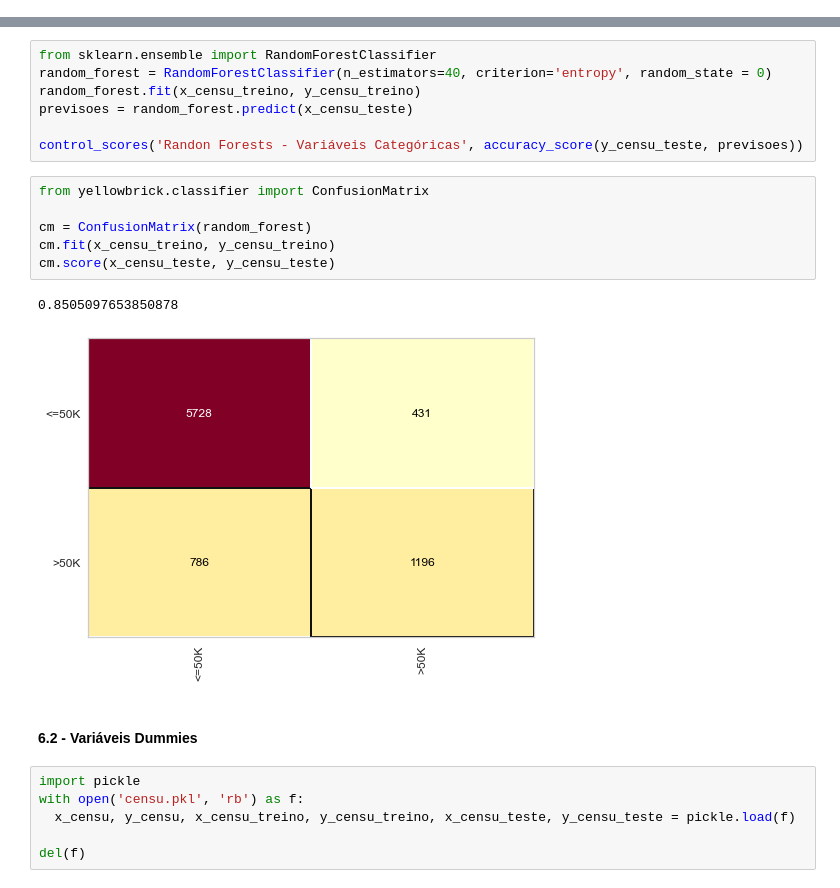
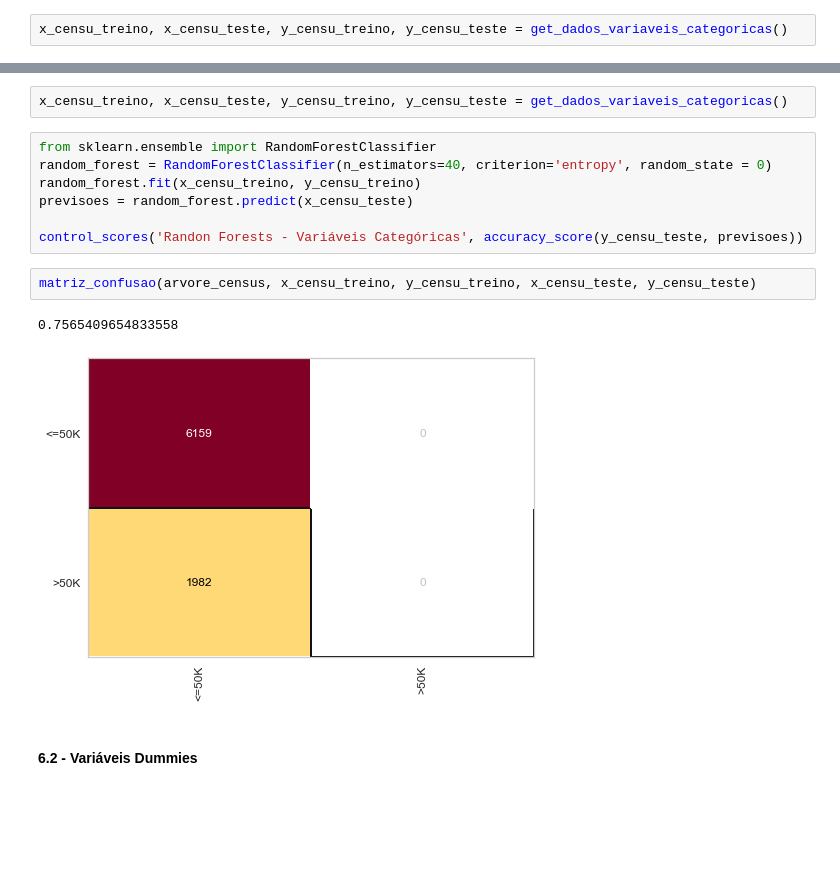
Before and after one commit to marcosmhs/AnaliseCredito, a Jupyter notebook: AnaliseCensu.ipynb, the cells around one changed output, grey strips where cells are left out. Cells and saved outputs as stored; diff of their text form; blank space fills up the shorter version.

```diff
--- a/AnaliseCensu.ipynb
+++ b/AnaliseCensu.ipynb
@@ -353,3 +327,5 @@ x_censu_treino, x_censu_teste, y_censu_treino, y_censu_teste = train_test_split(
+# %%
+x_censu_treino, x_censu_teste, y_censu_treino, y_censu_teste = get_dados_variaveis_categoricas()
 # %% [markdown]
 Criação e execução do modelo
 # %%
@@ -390,3 +346,5 @@ x_censu_treino, x_censu_teste, y_censu_treino, y_censu_teste = train_test_split(
+# %%
+x_censu_treino, x_censu_teste, y_censu_treino, y_censu_teste = get_dados_variaveis_categoricas()
 # %%
 from sklearn.ensemble import RandomForestClassifier
 random_forest = RandomForestClassifier(n_estimators=40, criterion='entropy', random_state = 0)
@@ -394,20 +352,10 @@ random_forest.fit(x_censu_treino, y_censu_treino)
 previsoes = random_forest.predict(x_censu_teste)
 
 control_scores('Randon Forests - Variáveis Categóricas', accuracy_score(y_censu_teste, previsoes))
-# %%
-from yellowbrick.classifier import ConfusionMatrix
-
-cm = ConfusionMatrix(random_forest)
-cm.fit(x_censu_treino, y_censu_treino)
-cm.score(x_censu_teste, y_censu_teste)
-# %% [output]
-0.8505097653850878
-[figure, removed]
+# %%
+matriz_confusao(arvore_census, x_censu_treino, y_censu_treino, x_censu_teste, y_censu_teste)
+# %% [output]
+0.7565409654833558
+[figure, added]
 # %% [markdown]
 #### 6.2 - Variáveis Dummies
-# %%
-import pickle
-with open('censu.pkl', 'rb') as f:
-  x_censu, y_censu, x_censu_treino, y_censu_treino, x_censu_teste, y_censu_teste = pickle.load(f)
-
-del(f)
```
Also changed, not shown: parts of 52 cells of this notebook, 1 other file.
